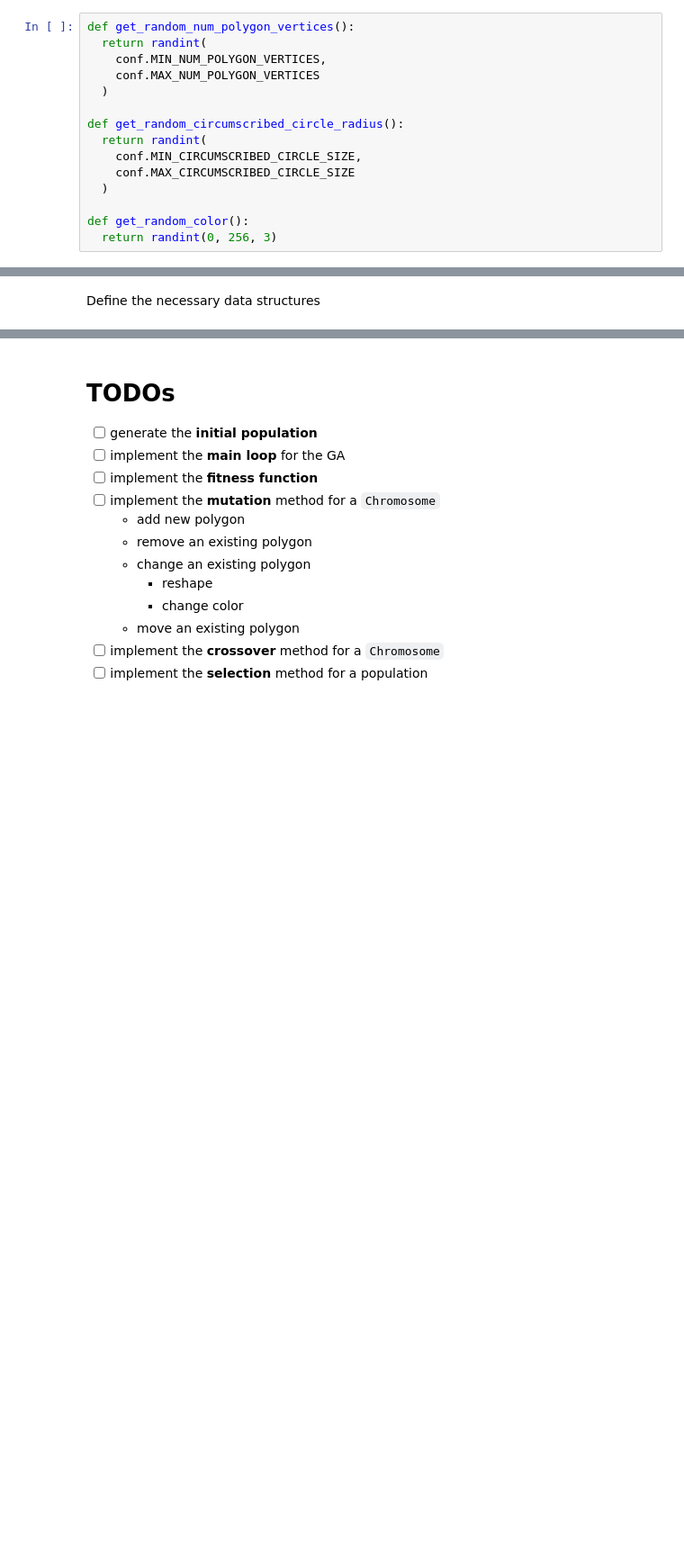
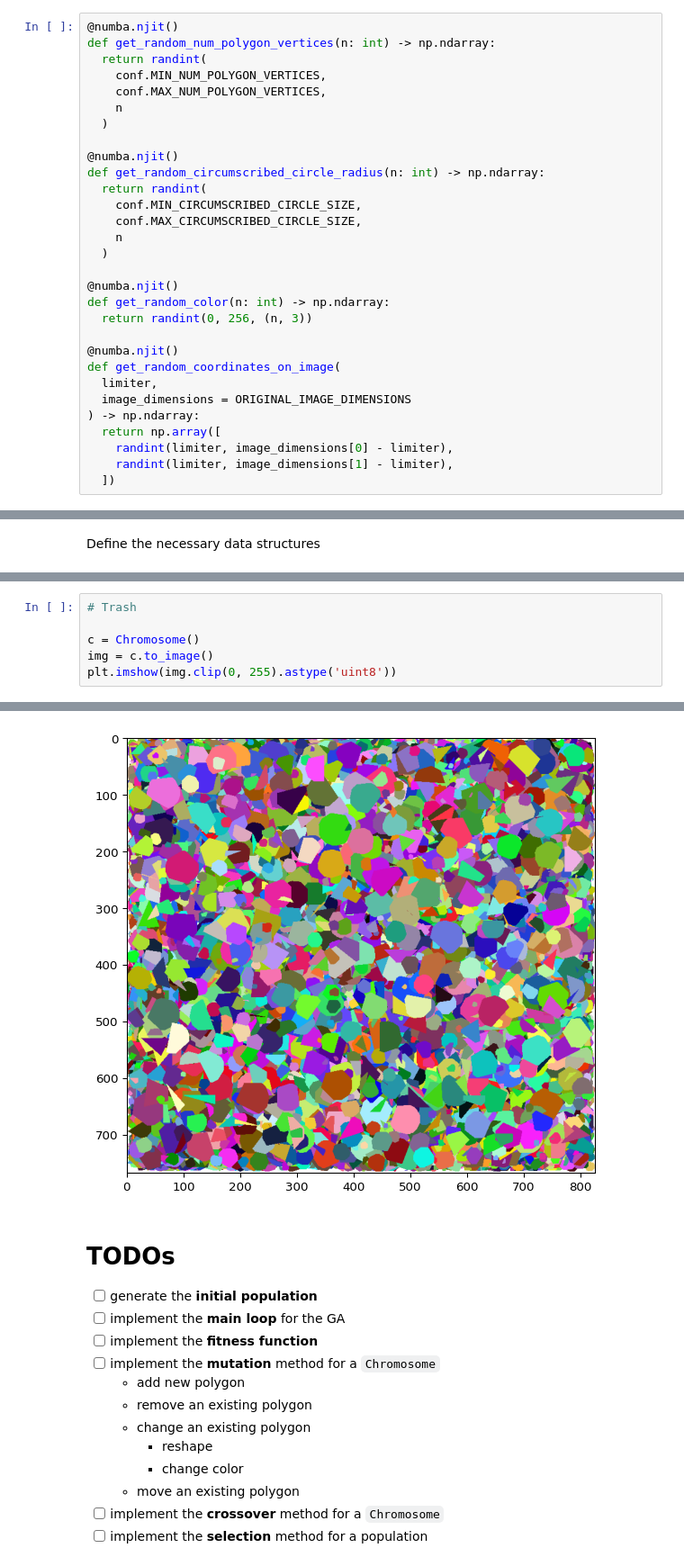
Before and after one commit to TymurLysenkoIU/Intro2AI, a Jupyter notebook: assignment_2/notebook.ipynb, the cells around one changed output, grey strips where cells are left out. Shown at 90% size. Cells and saved outputs as stored; diff of their text form; blank space fills up the shorter version.

Commit message:
Parallelized chromosome generation

```diff
--- a/assignment_2/notebook.ipynb
+++ b/assignment_2/notebook.ipynb
@@ -31,17 +33,32 @@ INITIAL_NUM_POLYGONS = int(conf.INITIAL_NUM_POLYGONS_SCALE *\
 # %% [markdown]
 ## Helper functions
 # %%
-def get_random_num_polygon_vertices():
+@numba.njit()
+def get_random_num_polygon_vertices(n: int) -> np.ndarray:
   return randint(
     conf.MIN_NUM_POLYGON_VERTICES,
-    conf.MAX_NUM_POLYGON_VERTICES
+    conf.MAX_NUM_POLYGON_VERTICES,
+    n
   )
 
-def get_random_circumscribed_circle_radius():
+@numba.njit()
+def get_random_circumscribed_circle_radius(n: int) -> np.ndarray:
   return randint(
     conf.MIN_CIRCUMSCRIBED_CIRCLE_SIZE,
-    conf.MAX_CIRCUMSCRIBED_CIRCLE_SIZE
+    conf.MAX_CIRCUMSCRIBED_CIRCLE_SIZE,
+    n
   )
 
-def get_random_color():
-  return randint(0, 256, 3)
+@numba.njit()
+def get_random_color(n: int) -> np.ndarray:
+  return randint(0, 256, (n, 3))
+
+@numba.njit()
+def get_random_coordinates_on_image(
+  limiter,
+  image_dimensions = ORIGINAL_IMAGE_DIMENSIONS
+) -> np.ndarray:
+  return np.array([
+    randint(limiter, image_dimensions[0] - limiter),
+    randint(limiter, image_dimensions[1] - limiter),
+  ])
@@ -247,0 +302,7 @@ plt.imshow(img.clip(0, 255).astype('uint8'))
+# %%
+# Trash
+
+c = Chromosome()
+img = c.to_image()
+plt.imshow(img.clip(0, 255).astype('uint8'))
+# %% [output]
@@ -248,3 +310,4 @@ plt.imshow(img.clip(0, 255).astype('uint8'))
+[figure, added]
 # %% [markdown]
 # TODOs
 
```
Also changed, not shown: parts of 8 cells of this notebook, 2 other files.
